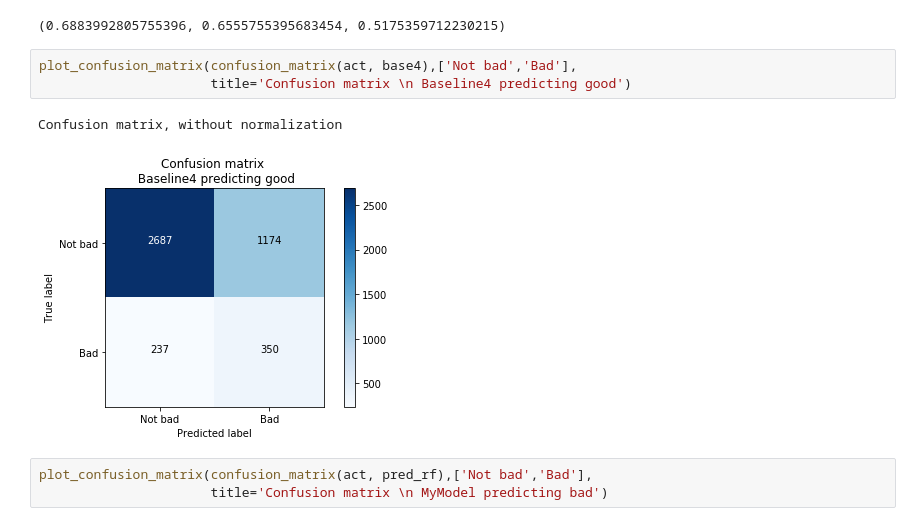
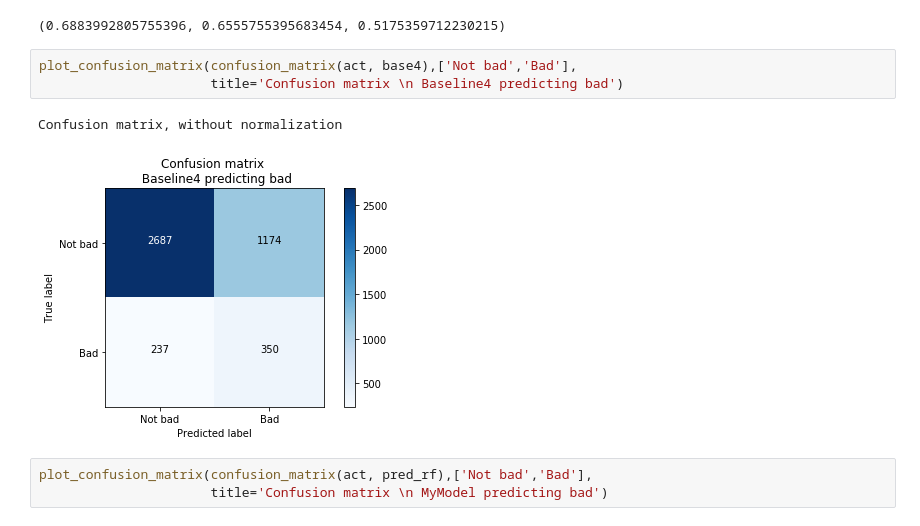
Before and after one commit to Myau5x/anti-recommender, a Jupyter notebook: testing_on_scrap.ipynb, the cells around one changed output. Cells and saved outputs as stored; diff of their text form.

```diff
--- a/testing_on_scrap.ipynb
+++ b/testing_on_scrap.ipynb
@@ -331,10 +331,10 @@ accuracy_score(~act_plus, ~base35), accuracy_score(~act_plus, ~base4), accuracy_
 (0.6883992805755396, 0.6555755395683454, 0.5175359712230215)
 # %%
 plot_confusion_matrix(confusion_matrix(act, base4),['Not bad','Bad'],
-                      title='Confusion matrix \n Baseline4 predicting good')
+                      title='Confusion matrix \n Baseline4 predicting bad')
 # %% [output]
 Confusion matrix, without normalization
-[figure, old version]
+[figure, new version]
 # %%
 plot_confusion_matrix(confusion_matrix(act, pred_rf),['Not bad','Bad'],
                       title='Confusion matrix \n MyModel predicting bad')
```
Also changed, not shown: parts of 2 cells of this notebook, 7 other files.
